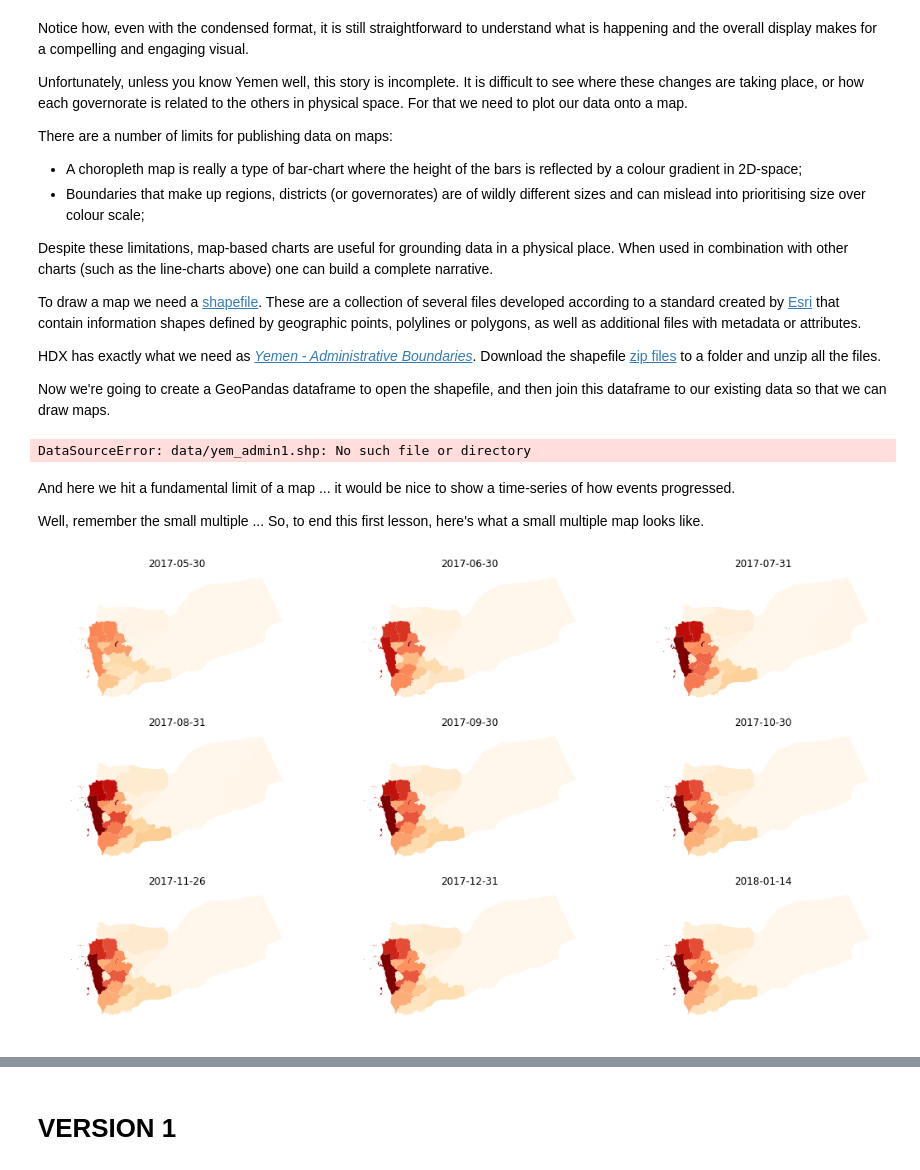
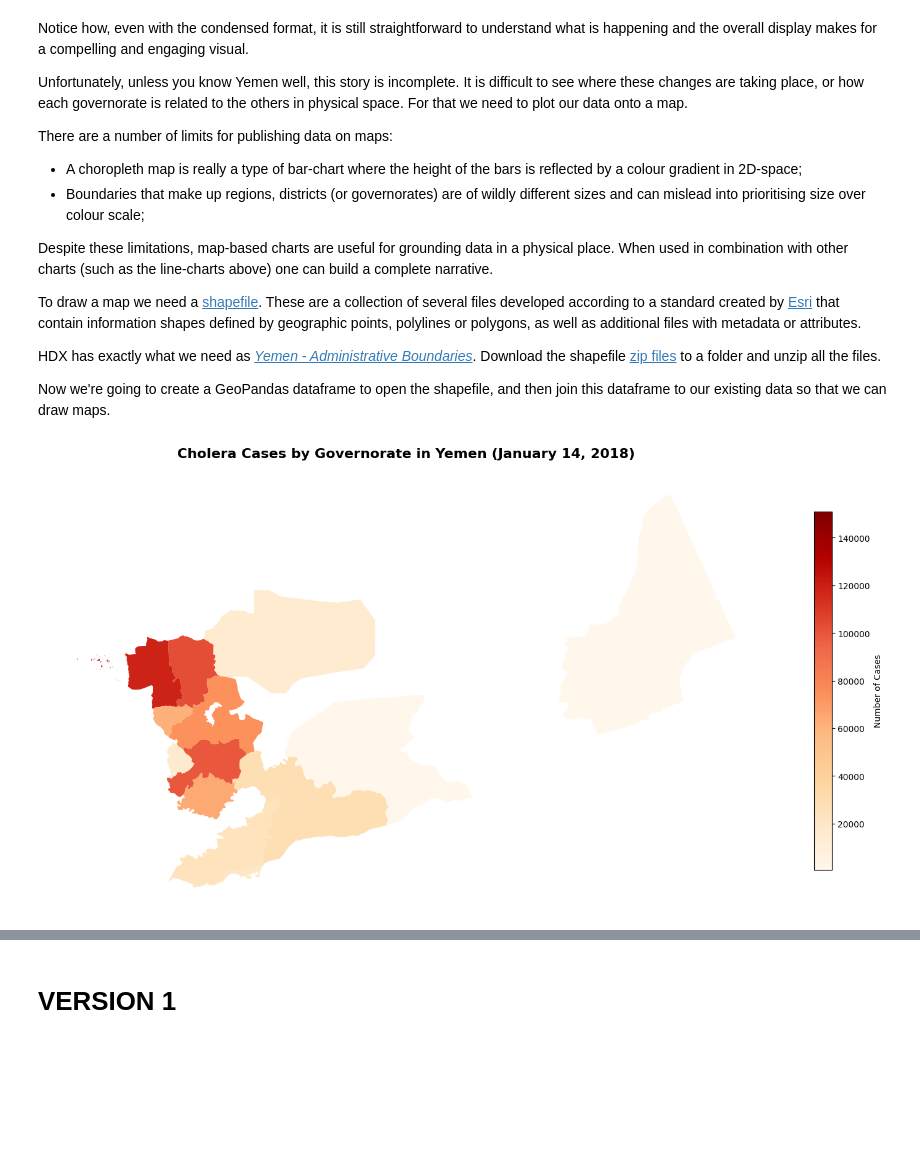
Before and after one commit to vKenjo/3.3-data-vis, a Jupyter notebook: Revised_Case-Data Storytelling.ipynb, the cells around one changed output, grey strips where cells are left out. Cells and saved outputs as stored; diff of their text form; code cells hidden in the pictures; blank space fills up the shorter version.

Commit message:
country mapping

```diff
--- a/Revised_Case-Data Storytelling.ipynb
+++ b/Revised_Case-Data Storytelling.ipynb
@@ -587,83 +649,37 @@ Now we're going to create a GeoPandas dataframe to open the shapefile, and then
 import geopandas as gpd
 # Open the shapefile called "yem_admin1.shp" and note that - if you're doing this on your home
 # computer, you'll need to load the file from where-ever you saved it
-shape_data = gpd.GeoDataFrame.from_file("data/yem_admin1.shp")
+shape_data = gpd.read_file("data/yem_admbnda_adm1_govyem_cso_20191002.shp")
 # We have no data for Socotra island, so we can drop this row
-shape_data = shape_data.loc[~shape_data.name_en.isin(["Socotra"])]
+shape_data = shape_data.loc[~shape_data.ADM1_EN.isin(["Socotra"])]
 # And now we can merge our existing data_slice to produce our map data
-map_data = pd.merge(shape_data, data_slice, how="outer", left_on="name_en", right_on="Governorate", indicator=False)
+map_data = pd.merge(shape_data, data_slice, how="outer", left_on="ADM1_EN", right_on="Governorate", indicator=False)
 
 # Create a proper choropleth map
 fig, ax = plt.subplots(figsize=(15, 10))
 
 # Filter data for the last date in the series
 md = map_data.loc[map_data.Date == "2018-01-14"]
 
 # Create the choropleth map with better styling
 md.plot(ax=ax,
   column='Cases',
   cmap='OrRd',
   legend=True,
   legend_kwds={'label': "Number of Cases",
          'orientation': "vertical",
          'shrink': 0.6})
 
 # Customize the map
 ax.set_title('Cholera Cases by Governorate in Yemen (January 14, 2018)',
        fontsize=16, fontweight='bold', pad=20)
 ax.set_axis_off()  # Remove axes for cleaner look
 
 # Add a border around the map
 for spine in ax.spines.values():
     spine.set_visible(False)
 
 plt.tight_layout()
 plt.show()
 # %% [output]
-DataSourceError: data/yem_admin1.shp: No such file or directory
+[figure, added]
-# %% [markdown]
-And here we hit a fundamental limit of a map ... it would be nice to show a time-series of how events progressed.
-
-Well, remember the small multiple ... So, to end this first lesson, here's what a small multiple map looks like.
-# %%
-# This is a bit more complex than you may expect ... but think of it like this:
-# We're going to create a figure and then iterate over the time-series to progressively
-# add in new subplots. Since there are 125 dates - and that's rather a lot - we'll
-# deliberately limit this to the first date in each month, and the final date.
-
-# Create a datetime format data series
-dates = pd.Series([pd.Timestamp(d) for d in map_data["Date"].unique()])
-# Sort dates in place
-dates.sort_values(inplace = True)
-dl = {}
-for d in dates:
-    # A mechanism to get the last day of each year-month
-    k = "{}-{}".format(d.year, d.month)
-    dl[k] = d
-# Recover and sort the unique list of dates
-dates = list(dl.values())
-dates.sort()
-
-# Create our figure
-fig = plt.figure(figsize=(18,10))
-# Set two check_sums, first_date and sub_count
-first_date = 0
-sub_count = 1
-# Loop through the dates, using "enumerate" to count the number of times we loop
-for i, d in enumerate(dates[:]):
-    # Get a dataframe for the subplot at this date
-    subplot = map_data.loc[map_data.Date == d]
-    # Add the appropriate subplot in a frame structured as 3 items in 3 rows
-    # If you get errors here, it's probably because Matplotlib was expecting
-    # a different number of images that you are creating. Check and adjust.
-    ax = fig.add_subplot(3, 3, sub_count)
-    # Increment the count
-    sub_count+=1
-    # Do some visual fixes to ensure we don't distort the maps, and provide titles
-    ax.set_aspect('equal')
-    ax.set_axis_off()
-    ax.title.set_text(d.date())
-    # And plot
-    subplot.plot(ax=ax, column='Cases', cmap='OrRd')
-# %% [output]
-[figure, removed]
```
Also changed, not shown: parts of 6 cells of this notebook, 3 other files.
